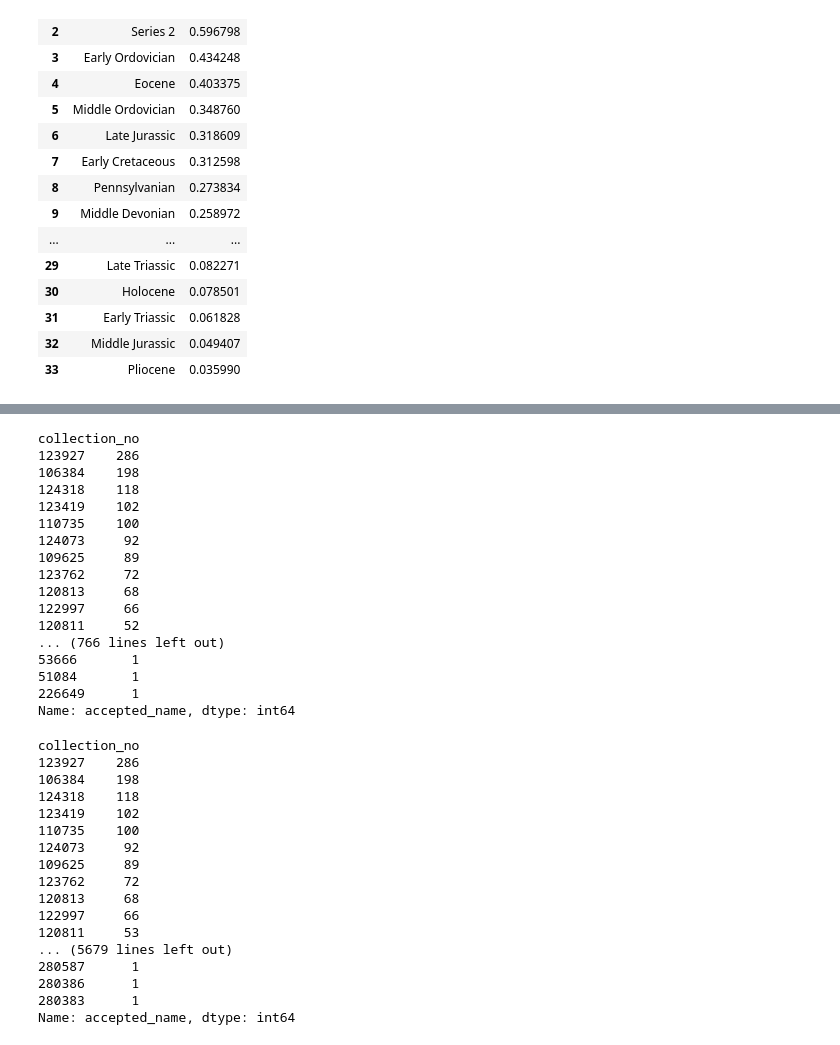
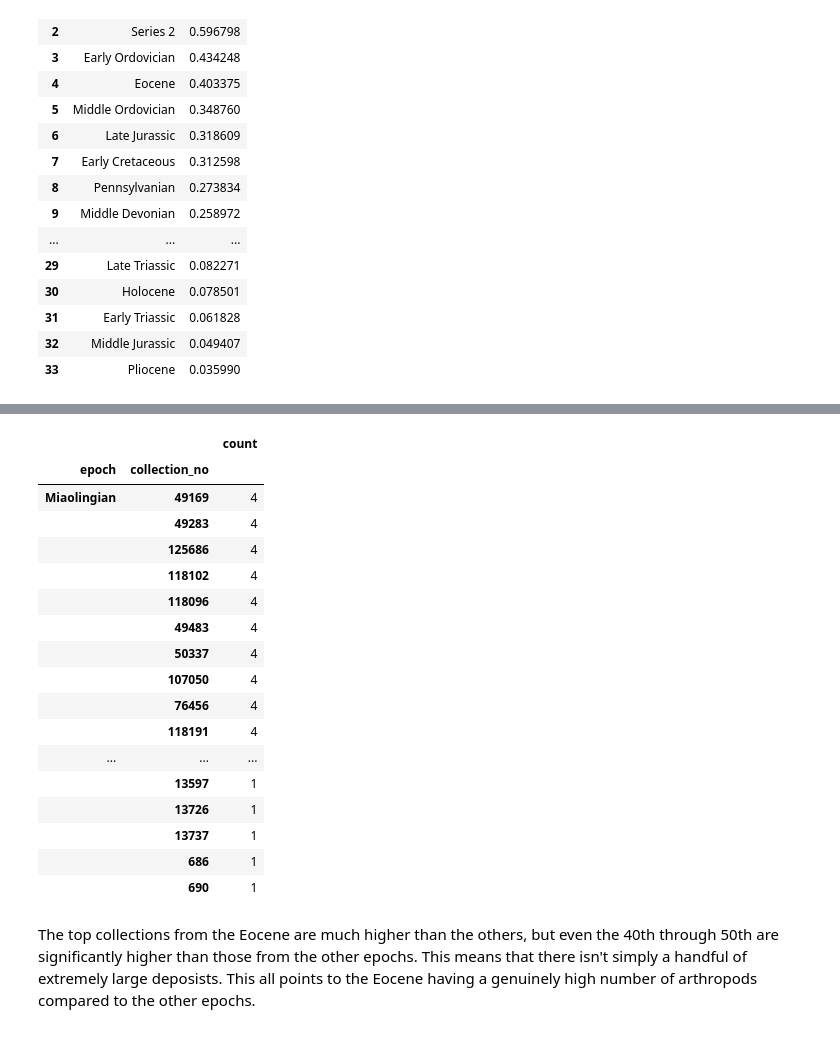
Before and after one commit to Dworlock11/Arthropod-Fossil-Diversity-Analysis, a Jupyter notebook: notebooks/02_analysis.ipynb, the cells around one changed output, grey strips where cells are left out. Cells and saved outputs as stored; diff of their text form; code cells hidden in the pictures.

```diff
--- a/notebooks/02_analysis.ipynb
+++ b/notebooks/02_analysis.ipynb
@@ -480,40 +502,36 @@ eocene_all_colls = (
-# %%
-eocene_arth_colls
-# %% [output]
-collection_no
-123927    286
-106384    198
-124318    118
-123419    102
-110735    100
-124073     92
-109625     89
-123762     72
-120813     68
-122997     66
-120811     52
-... (766 lines left out)
-53666       1
-51084       1
-226649      1
-Name: accepted_name, dtype: int64
-# %%
-eocene_all_colls
-# %% [output]
-collection_no
-123927    286
-106384    198
-124318    118
-123419    102
-110735    100
-124073     92
-109625     89
-123762     72
-120813     68
-122997     66
-120811     53
-... (5679 lines left out)
-280587      1
-280386      1
-280383      1
-Name: accepted_name, dtype: int64
+# %%
+forty_to_fifty_coll_counts = pd.DataFrame()
+
+for epoch in fossil_data["epoch"].unique():
+    arth_colls = (
+        arth_data[arth_data["epoch"] == epoch]
+        .groupby(["epoch", "collection_no"])
+        .agg(count=("accepted_name", "nunique"))
+        .sort_values("count", ascending=False)
+        .iloc[40:50]
+        )
+
+    forty_to_fifty_coll_counts = pd.concat([forty_to_fifty_coll_counts, arth_colls])
+
+forty_to_fifty_coll_counts
+# %% [output]
+|  |  | count |
+| epoch | collection_no |  |
+| Miaolingian | 49169 | 4 |
+|  | 49283 | 4 |
+|  | 125686 | 4 |
+|  | 118102 | 4 |
+|  | 118096 | 4 |
+|  | 49483 | 4 |
+|  | 50337 | 4 |
+|  | 107050 | 4 |
+|  | 76456 | 4 |
+|  | 118191 | 4 |
+| ... | ... | ... |
+|  | 13597 | 1 |
+|  | 13726 | 1 |
+|  | 13737 | 1 |
+|  | 686 | 1 |
+|  | 690 | 1 |
+# %% [markdown]
+The top collections from the Eocene are much higher than the others, but even the 40th through 50th are significantly higher than those from the other epochs. This means that there isn't simply a handful of extremely large deposists. This all points to the Eocene having a genuinely high number of arthropods compared to the other epochs.
```
Also changed, not shown: parts of 4 cells of this notebook.
